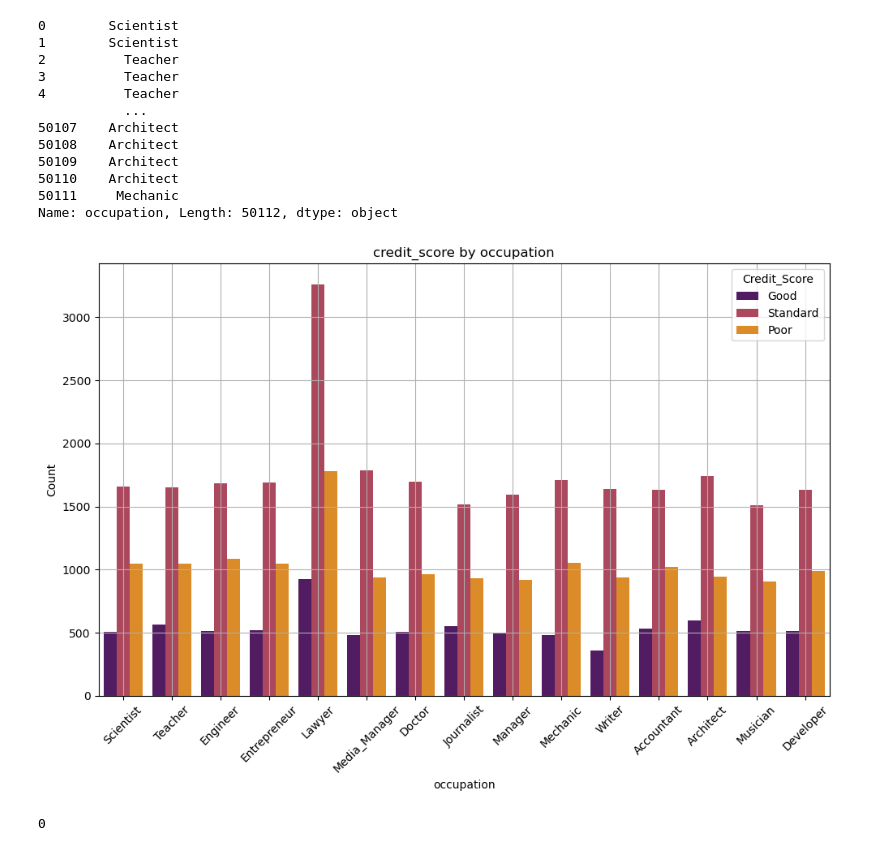
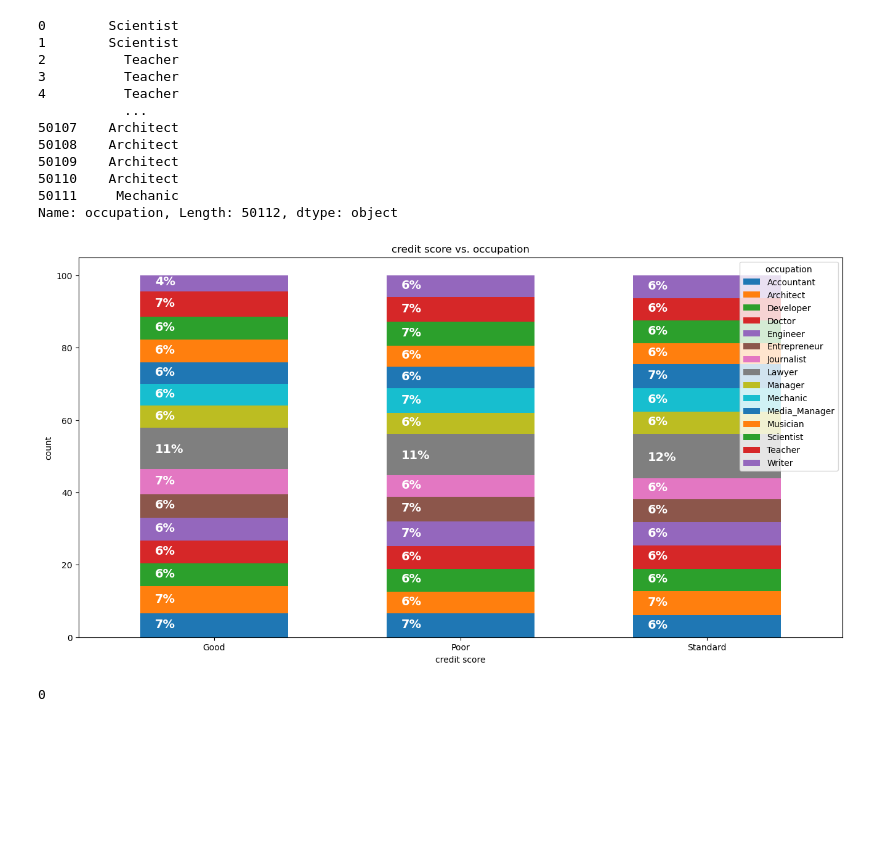
Before and after one commit to Jennifer-JM/Credit-Score-Analysis, a Jupyter notebook: Sukh_Code.ipynb, the cells around one changed output. Drawn from its saved outputs; the diff is of its cells as text; code cells hidden in the pictures; blank space fills up the shorter version.

```diff
--- a/Sukh_Code.ipynb
+++ b/Sukh_Code.ipynb
@@ -21,0 +46,4 @@ df_train_clean.head()
+# %%
+def replace_and(text):
+        clean_text = str(text).replace(" and", "")
+        return np.nan if clean_text == "nan" else clean_text
@@ -77,19 +131,39 @@ df_train_clean['occupation']
 50110    Architect
 50111     Mechanic
 Name: occupation, Length: 50112, dtype: object
-# %%
-plt.figure(figsize=(10, 7))
-sns.countplot(x='occupation', hue='credit_score', data=df_train_clean, palette="inferno")
-plt.xlabel('occupation')
-plt.ylabel('Count')
-plt.title('credit_score by occupation')
-plt.xticks(rotation=45)
-plt.legend(title='Credit_Score')
-plt.grid(True)
-plt.tight_layout()
-plt.show()
-# %% [output]
-[figure, removed]
+# %%
+grouped = df_train_clean.groupby(['credit_score', 'occupation']).size().unstack(fill_value=0)
+
+
+ax = (grouped.T * 100.0 / grouped.T.sum()).T.plot(
+    kind='bar',
+    width=0.6,
+    rot=0,
+    stacked=True,
+    figsize=(16, 8)
+)
+
+ax.plot()
+for p in ax.patches:
+    width, height = p.get_width(), p.get_height()
+    x, y = p.get_xy()
+    ax.annotate(
+        '{:.0f}%'.format(height),
+        (p.get_x() + 0.1 * width, p.get_y() + 0.4 * height),
+        color='white',
+        weight='bold',
+        size=14,
+    )
+
+    plt.title('credit score vs. occupation')
+plt.xlabel('credit score')
+plt.ylabel('count')
+plt.xticks(rotation=0)
+plt.legend(title='occupation')
+
+plt.show()
+# %% [output]
+[figure, added]
 # %%
 mode_creditage = df_train_clean.groupby('customer_id')['credit_history_age'].transform(
                                                         lambda x: x.mode()[0]
```
Also changed, not shown: parts of 14 cells of this notebook.
